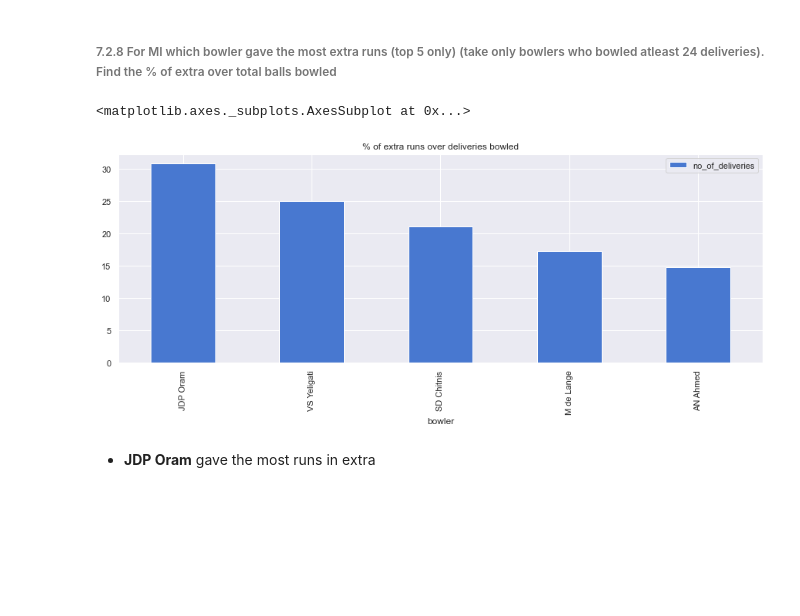
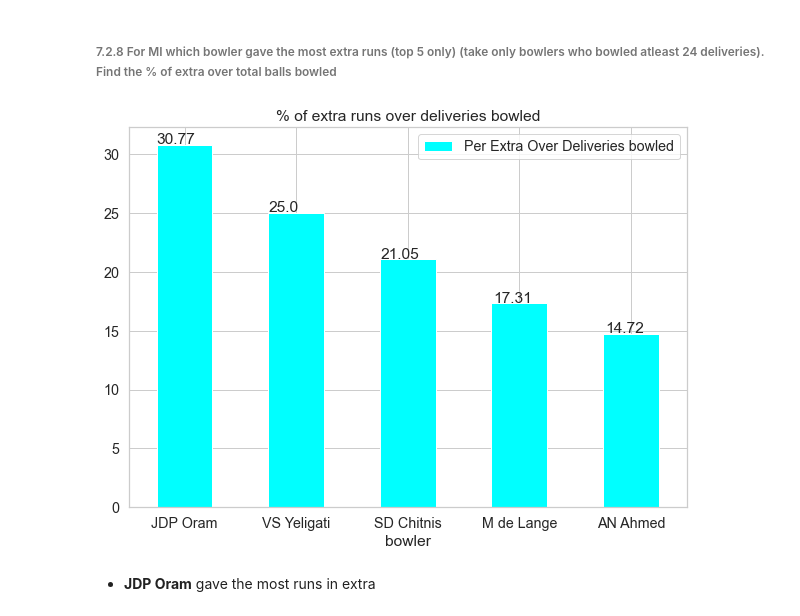
Before and after one commit to ravijagtap/datascience, a Jupyter notebook: IPL_DATA_ANALYSIS/Analysis on IPL Data.ipynb, the cells around one changed output. Saved outputs shown, nothing was run; the diff lists cells and outputs as text; code cells hidden in the pictures; blank space fills up the shorter version.

```diff
--- a/IPL_DATA_ANALYSIS/Analysis on IPL Data.ipynb
+++ b/IPL_DATA_ANALYSIS/Analysis on IPL Data.ipynb
@@ -597,6 +610,8 @@ win_per_on_toss_win.round(2).sort_values(by="win_per_on_toss_win", ascending=Fal
 # %% [markdown]
 - Mumbai Indians won only 55.56% of the matches in which they won the toss
 # %%
-win_per_on_toss_win.plot.bar(figsize=(19,8), title="Match Winning/Losing % of a team on winning the toss",fontsize=13,
+ax = win_per_on_toss_win.round(2).sort_values(by='Win % on toss win', ascending=False).plot.bar(figsize=(19,8), title="Match Winning/Losing % of a team on winning the toss",fontsize=13,
                                                             cmap='viridis')
+for p in ax.patches:
+    ax.annotate(str(p.get_height()), (p.get_x() * 1.005, p.get_height() * 1.005))
 # %% [output]
@@ -608,3 +622,7 @@ win_per_on_toss_win.plot.bar(figsize=(19,8), title="Match Winning/Losing % of a
 stats.mode(matches["venue"][matches["win_by_runs"]!=0])
 # %% [output]
 ModeResult(mode=array(['Feroz Shah Kotla'], dtype=object), count=array([33]))
+# %%
+ax = matches["venue"][matches["win_by_runs"]!=0].value_counts().head(3).plot(kind="bar", grid=False, rot=0, color='green', figsize=(10, 5), title="Winning by Runs")
+for p in ax.patches:
+    ax.annotate(str(p.get_height()), (p.get_x() * 1.005, p.get_height() * 1.005))
@@ -616,3 +636,7 @@ ModeResult(mode=array(['Feroz Shah Kotla'], dtype=object), count=array([33]))
 stats.mode(matches["venue"][matches["win_by_wickets"]!=0])
 # %% [output]
 ModeResult(mode=array(['Eden Gardens'], dtype=object), count=array([41]))
+# %%
+ax = matches["venue"][matches["win_by_wickets"]!=0].value_counts().head(3).plot(kind="bar", rot=0, grid=False, color='orange', figsize=(10, 5), title="Winning by Wickets")
+for p in ax.patches:
+    ax.annotate(str(p.get_height()), (p.get_x() * 1.005, p.get_height() * 1.005))
@@ -820,6 +847,8 @@ plt.show()
 ######  7.2.7 Against which team Mumbai Indians got the most defeats
 # %%
 mi_defeats = mi_matches[mi_matches['winner'] != "MI"]['winner'].value_counts().to_frame()
-mi_defeats.rename(columns={'winner': 'number_of_defeats'}, inplace=True)
-mi_defeats
+mi_defeats.rename(columns={'winner': 'number of defeats'}, inplace=True)
+ax = mi_defeats.plot(kind="bar", figsize=(10, 5))
+for p in ax.patches:
+    ax.annotate(str(p.get_height()), (p.get_x() * 1.005, p.get_height() * 1.005))
 # %% [output]
@@ -862,16 +880,18 @@ plt.show()
 # %%
 no_of_deliveries_per_bowler = deliveries[deliveries["bowling_team"] == "MI"].groupby("bowler")["bowler"].count().to_frame()
 no_of_deliveries_per_bowler.rename(columns={'bowler': 'no_of_deliveries'}, inplace=True)
 no_of_deliveries_per_bowler_atleast24 = no_of_deliveries_per_bowler[no_of_deliveries_per_bowler["no_of_deliveries"] > 24]
 
 total_extra_runs = deliveries[deliveries["bowling_team"] == "MI"].groupby("bowler")["extra_runs"].sum().to_frame()
 total_extra_runs.rename(columns={'extra_runs': 'no_of_deliveries'}, inplace=True)
 
 perc = total_extra_runs * 100 / no_of_deliveries_per_bowler_atleast24
-perc.sort_values(by="no_of_deliveries", ascending=False).head(5).plot(kind="bar", figsize=(15, 5), title="% of extra runs over deliveries bowled")
+perc.rename(columns={'no_of_deliveries': 'Per Extra Over Deliveries bowled'}, inplace=True)
+ax = perc.sort_values(by="Per Extra Over Deliveries bowled", ascending=False).head(5).round(2).plot(kind="bar", rot=0, legend="asd", color="aqua", figsize=(10, 7), title="% of extra runs over deliveries bowled")
+for p in ax.patches:
+    ax.annotate(str(p.get_height()), (p.get_x() * 1.005, p.get_height() * 1.005))
 # %% [output]
-<matplotlib.axes._subplots.AxesSubplot at 0x...>
-[figure, old version]
+[figure, new version]
 # %% [markdown]
 - **JDP Oram** gave the most runs in extra
 # %% [markdown]
```
Also changed, not shown: parts of 39 cells of this notebook.
